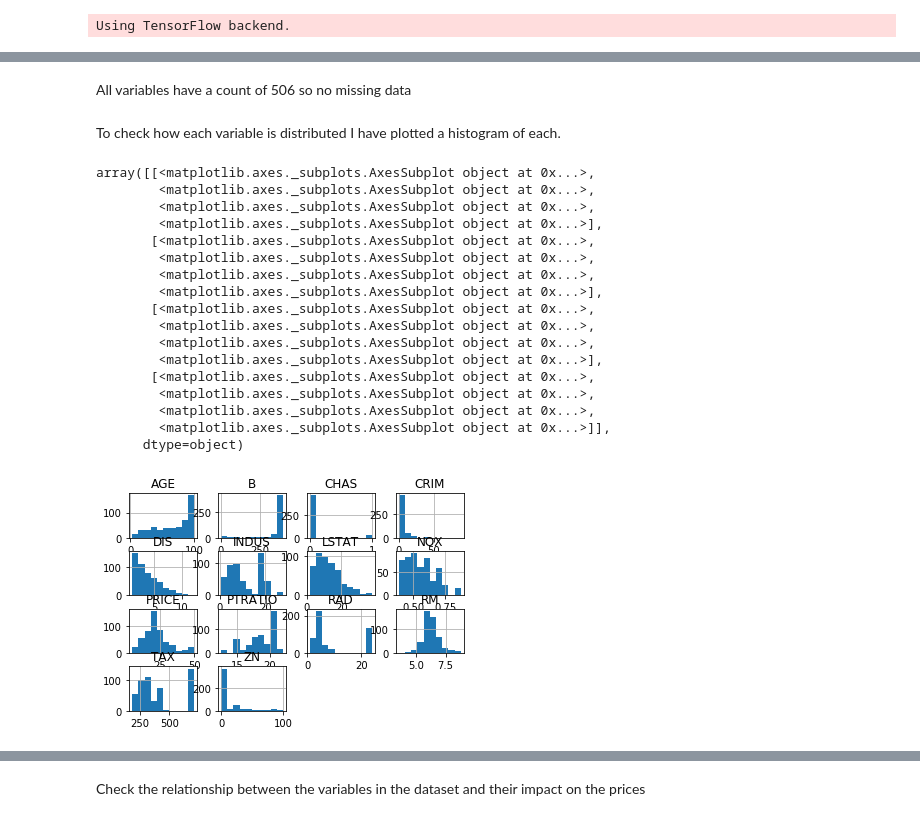
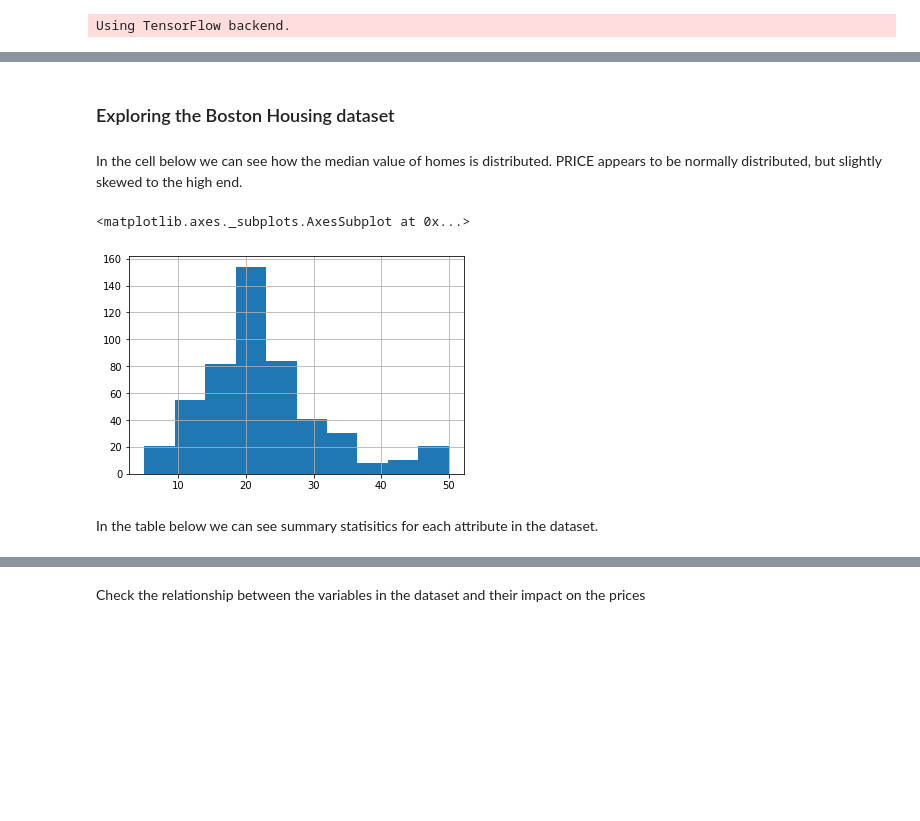
Before and after one commit to jobur123/MLProjectNov19, a Jupyter notebook: Boston House Prices.ipynb, the cells around one changed output, grey strips where cells are left out. Cells and saved outputs as stored; diff of their text form; code cells hidden in the pictures; blank space fills up the shorter version.

```diff
--- a/Boston House Prices.ipynb
+++ b/Boston House Prices.ipynb
@@ -85,3 +129,14 @@ In the cell immediately below we can see some of the key summary statistics for
+# %% [markdown]
+### Exploring the Boston Housing dataset
+# %% [markdown]
+In the cell below we can see how the median value of homes is distributed. PRICE appears to be normally distributed, but slightly skewed to the high end.
+# %%
+boston['PRICE'].hist()
+# %% [output]
+<matplotlib.axes._subplots.AxesSubplot at 0x...>
+[figure, added]
+# %% [markdown]
+In the table below we can see summary statisitics for each attribute in the dataset.
 # %%
 boston.describe()
 # %% [output]
@@ -94,28 +149,3 @@ boston.describe()
 | 50% | 0.256510 | 0.000000 | 9.690000 | 0.000000 | 0.538000 | 6.208500 | 77.500000 | 3.207450 | 5.000000 | 330.000000 | 19.050000 | ... |
 | 75% | 3.677083 | 12.500000 | 18.100000 | 0.000000 | 0.624000 | 6.623500 | 94.075000 | 5.188425 | 24.000000 | 666.000000 | 20.200000 | ... |
 | max | 88.976200 | 100.000000 | 27.740000 | 1.000000 | 0.871000 | 8.780000 | 100.000000 | 12.126500 | 24.000000 | 711.000000 | 22.000000 | ... |
-# %% [markdown]
-All variables have a count of 506 so no missing data
-# %% [markdown]
-To check how each variable is distributed I have plotted a histogram of each.
-# %%
-boston.hist()
-# %% [output]
-array([[<matplotlib.axes._subplots.AxesSubplot object at 0x...>,
-        <matplotlib.axes._subplots.AxesSubplot object at 0x...>,
-        <matplotlib.axes._subplots.AxesSubplot object at 0x...>,
-        <matplotlib.axes._subplots.AxesSubplot object at 0x...>],
-       [<matplotlib.axes._subplots.AxesSubplot object at 0x...>,
-        <matplotlib.axes._subplots.AxesSubplot object at 0x...>,
-        <matplotlib.axes._subplots.AxesSubplot object at 0x...>,
-        <matplotlib.axes._subplots.AxesSubplot object at 0x...>],
-       [<matplotlib.axes._subplots.AxesSubplot object at 0x...>,
-        <matplotlib.axes._subplots.AxesSubplot object at 0x...>,
-        <matplotlib.axes._subplots.AxesSubplot object at 0x...>,
-        <matplotlib.axes._subplots.AxesSubplot object at 0x...>],
-       [<matplotlib.axes._subplots.AxesSubplot object at 0x...>,
-        <matplotlib.axes._subplots.AxesSubplot object at 0x...>,
-        <matplotlib.axes._subplots.AxesSubplot object at 0x...>,
-        <matplotlib.axes._subplots.AxesSubplot object at 0x...>]],
-      dtype=object)
-[figure, removed]
```
Also changed, not shown: parts of 36 cells of this notebook.
